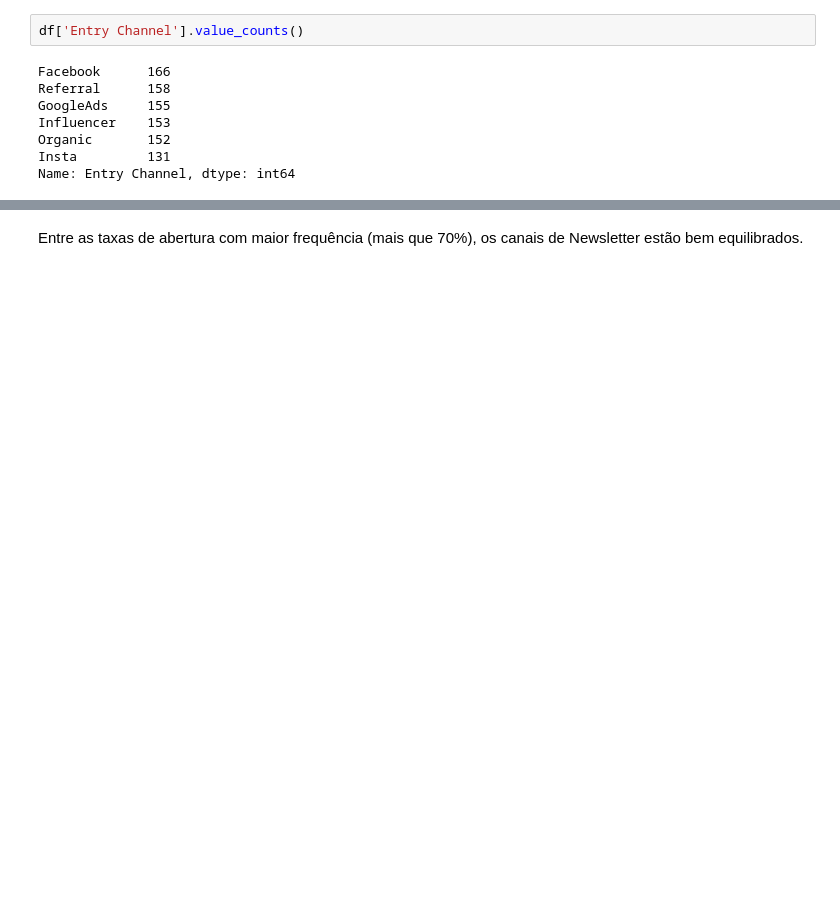
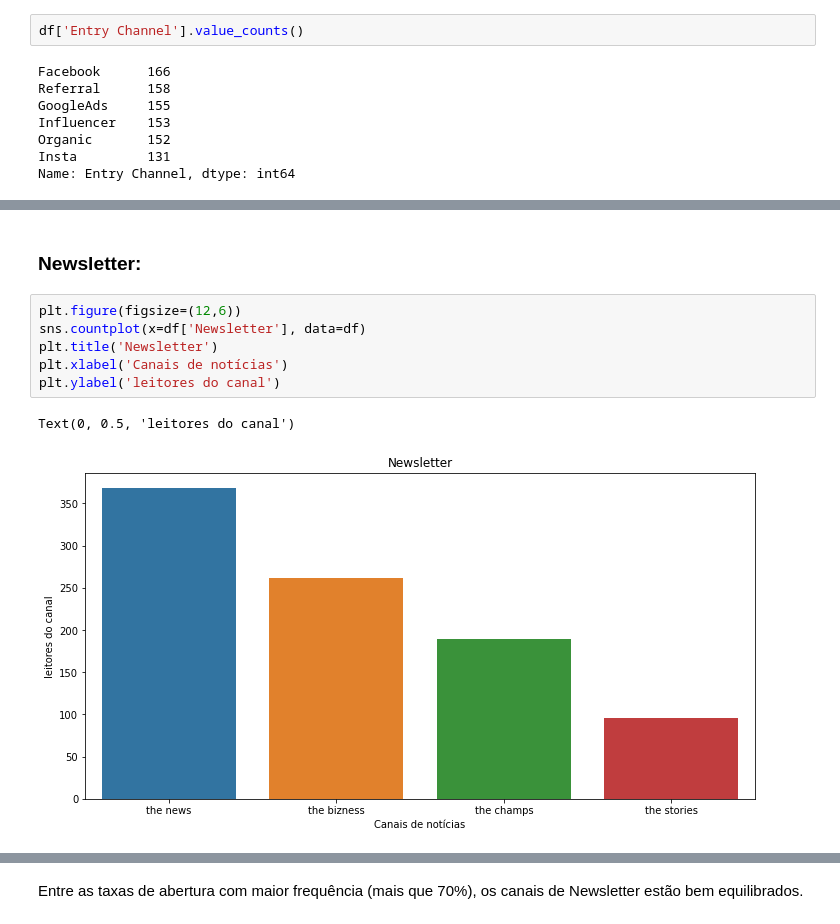
Before and after one commit to ThomasFurtado/TheNews, a Jupyter notebook: Assinantes.ipynb, the cells around one changed output, grey strips where cells are left out. Drawn from its saved outputs; the diff is of its cells as text; blank space fills up the shorter version.

```diff
--- a/Assinantes.ipynb
+++ b/Assinantes.ipynb
@@ -227,0 +233,11 @@ Baseado nos gráficos acima, o método de divulgação com mais resultados é o
+# %% [markdown]
+### Newsletter:
+# %%
+plt.figure(figsize=(12,6))
+sns.countplot(x=df['Newsletter'], data=df)
+plt.title('Newsletter')
+plt.xlabel('Canais de notícias')
+plt.ylabel('leitores do canal')
+# %% [output]
+Text(0, 0.5, 'leitores do canal')
+[figure, added]
```
Also changed, not shown: parts of 21 cells of this notebook, 1 other file.
